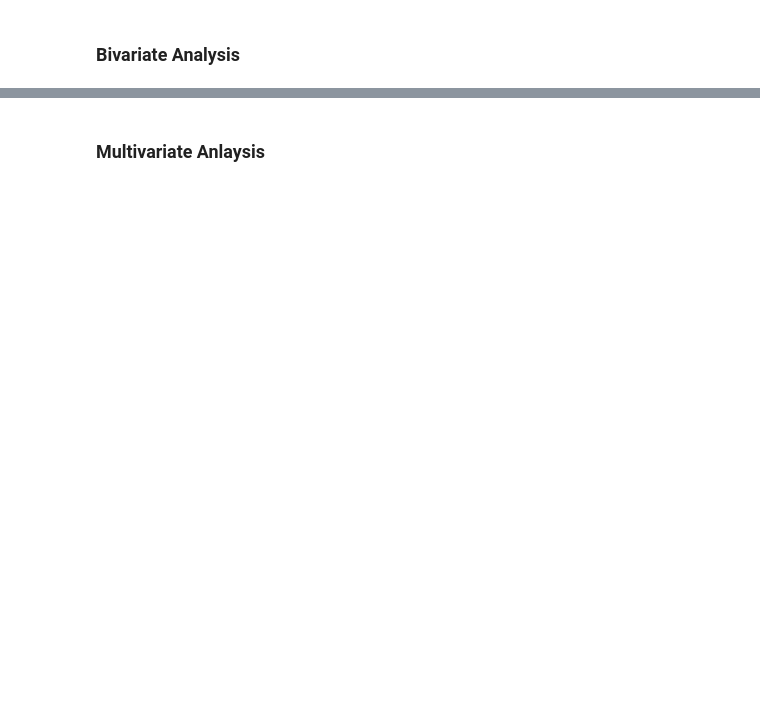
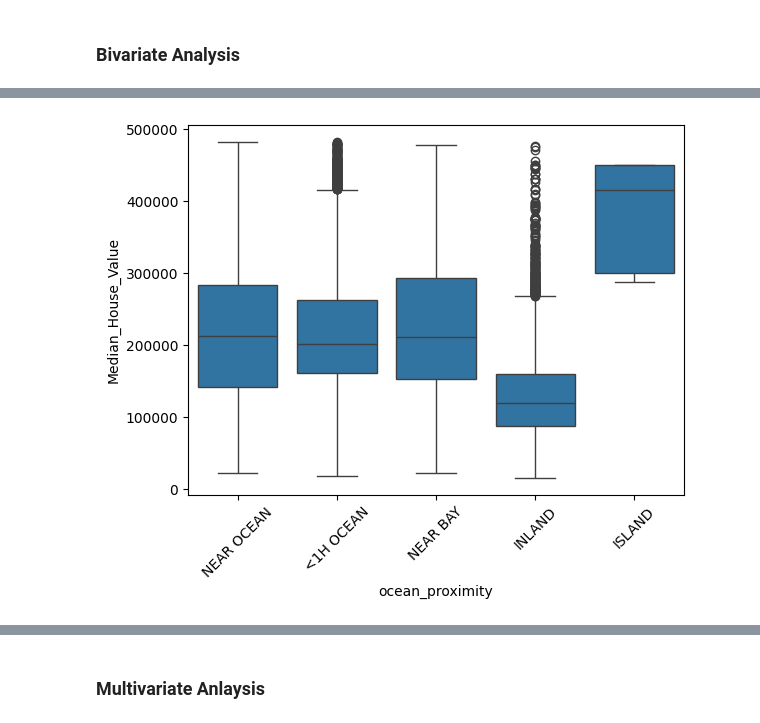
Before and after one commit to OMCHOKSI108/machine-learning-playground, a Jupyter notebook: REGRESSION_MODELS_CODE/Linear_regression.ipynb, the cells around one changed output, grey strips where cells are left out. Saved outputs shown, nothing was run; the diff lists cells and outputs as text; code cells hidden in the pictures; blank space fills up the shorter version.

```diff
--- a/REGRESSION_MODELS_CODE/Linear_regression.ipynb
+++ b/REGRESSION_MODELS_CODE/Linear_regression.ipynb
@@ -330,0 +392,9 @@ dtype: float64
+# %%
+sns.boxplot(
+    x=df_clean['ocean_proximity'],
+    y=df_clean['Median_House_Value']
+)
+plt.xticks(rotation=45)
+plt.show()
+# %% [output]
+[figure, added]
```
Also changed, not shown: parts of 9 cells of this notebook.
